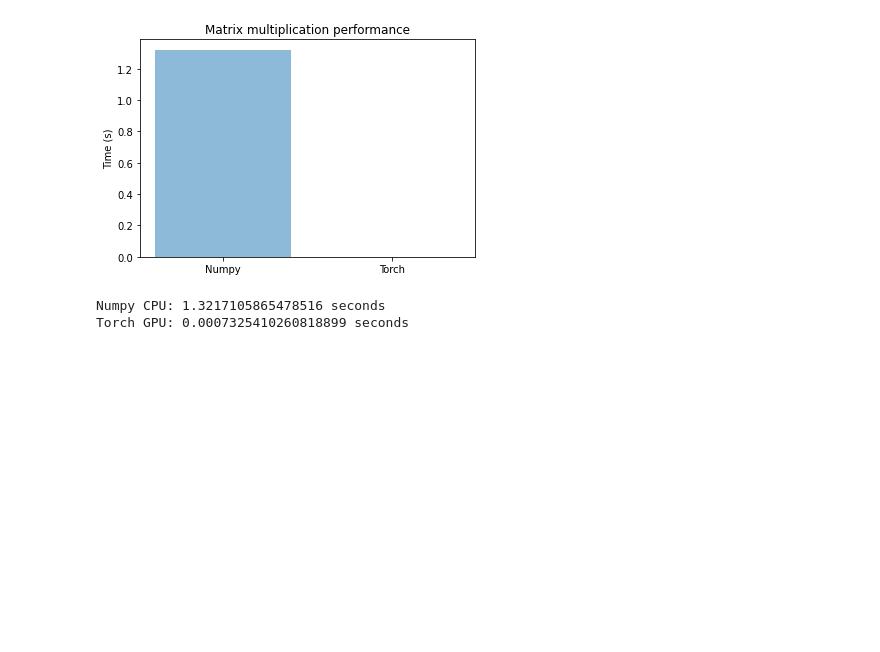
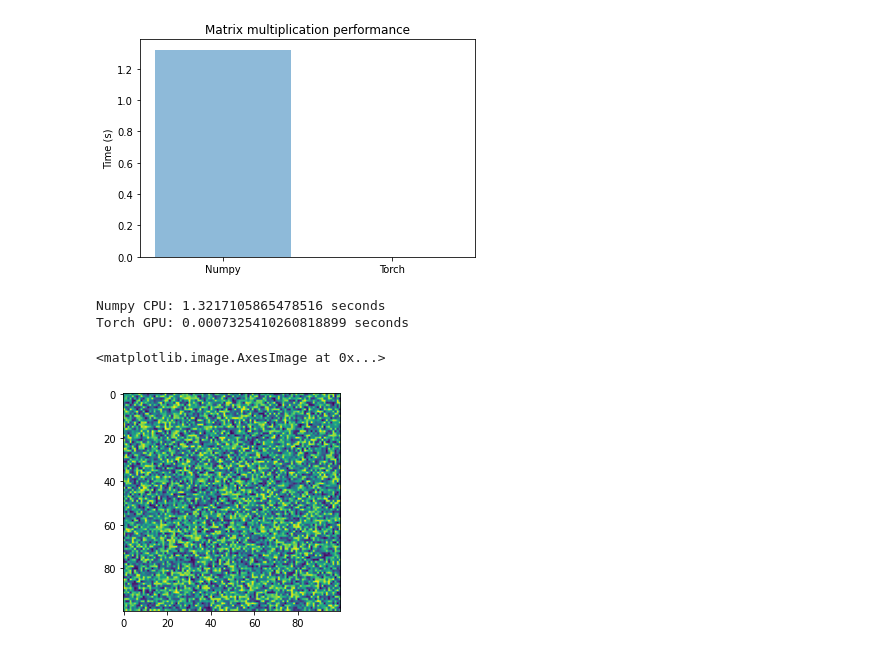
Before and after one commit to rusamentiaga/pytorch-test, a Jupyter notebook: 1_making_sure_things_work.ipynb, the cells around one changed output. Cells and saved outputs as stored; diff of their text form; code cells hidden in the pictures; blank space fills up the shorter version.

```diff
--- a/1_making_sure_things_work.ipynb
+++ b/1_making_sure_things_work.ipynb
@@ -164,3 +164,9 @@ print(f"Torch GPU: {gpu_time_max} seconds")
 [figure]
 Numpy CPU: 1.3217105865478516 seconds
 Torch GPU: 0.0007325410260818899 seconds
+# %%
+img = torch.rand(100,100)
+plt.imshow(img)
+# %% [output]
+<matplotlib.image.AxesImage at 0x...>
+[figure, added]
```
Also changed, not shown: parts of 3 cells of this notebook.
